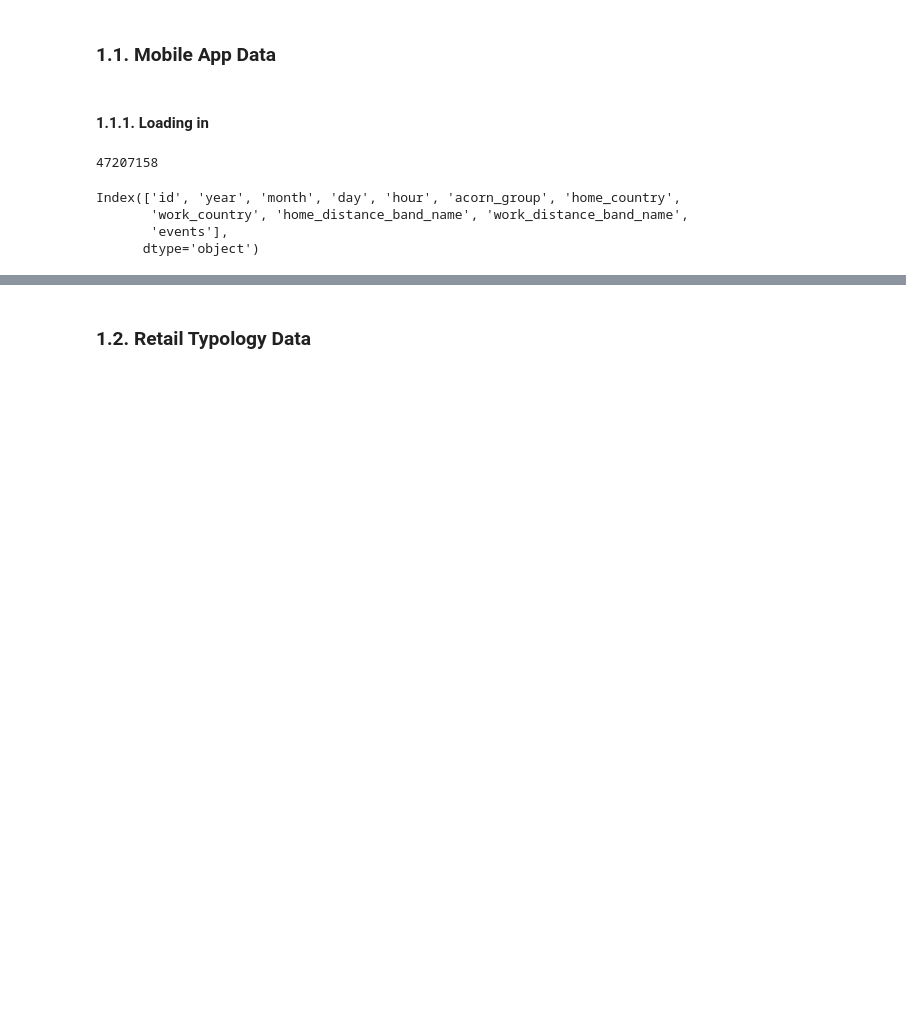
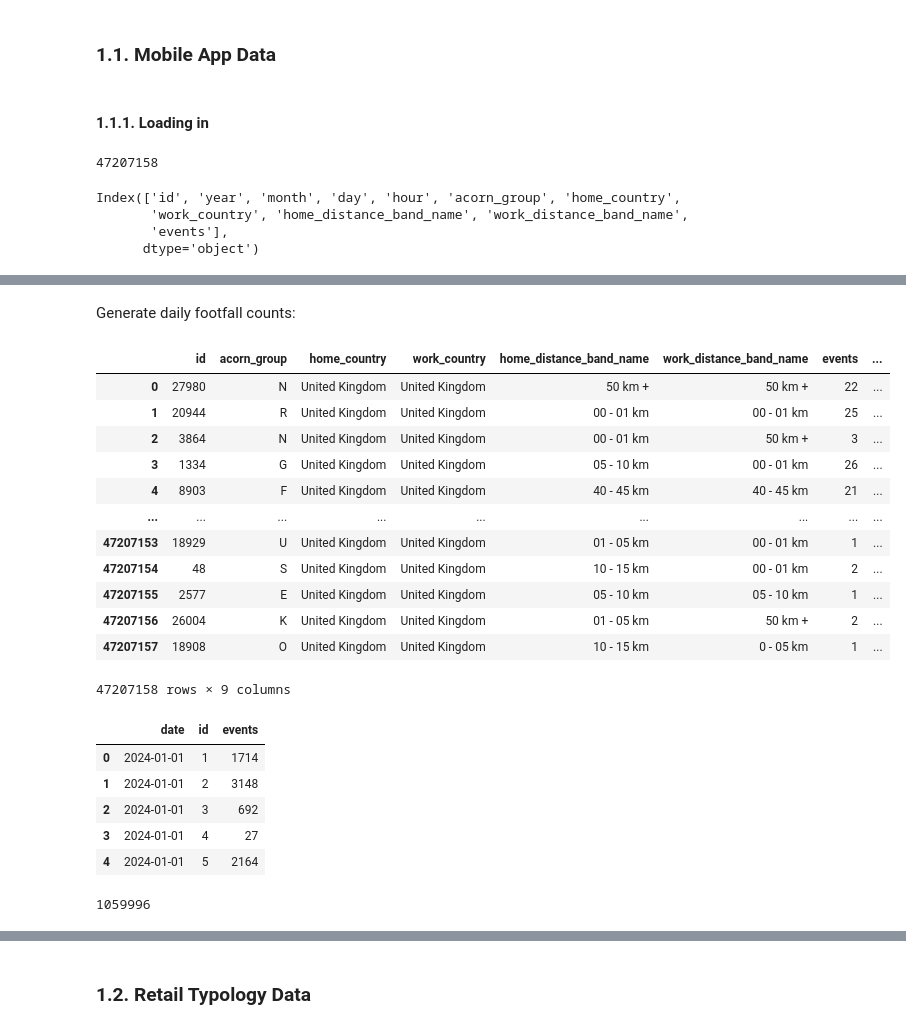
Before and after one commit to stefankrysa/MScDissertation, a Jupyter notebook: preprocessing.ipynb, the cells around one changed output, grey strips where cells are left out. Drawn from its saved outputs; the diff is of its cells as text; code cells hidden in the pictures; blank space fills up the shorter version.

```diff
--- a/preprocessing.ipynb
+++ b/preprocessing.ipynb
@@ -39,0 +272,38 @@ locF_gdf = gpd.read_file("Data/Local_Footprint_Boundary.shp")
+# %% [markdown]
+Generate daily footfall counts:
+# %%
+# extract date (without time) from datetime
+mobile_csv_convert['date'] = mobile_csv_convert['datetime'].dt.date
+
+# group by date and id, then sum events
+mobile_daily = (
+    mobile_csv_convert
+    .groupby(['date', 'id'])['events']
+    .sum()
+    .reset_index()
+)
+
+display(mobile_csv_convert)
+display(mobile_daily.head())
+len(mobile_daily)
+# %% [output]
+|  | id | acorn_group | home_country | work_country | home_distance_band_name | work_distance_band_name | events | ... |
+| 0 | 27980 | N | United Kingdom | United Kingdom | 50 km + | 50 km + | 22 | ... |
+| 1 | 20944 | R | United Kingdom | United Kingdom | 00 - 01 km | 00 - 01 km | 25 | ... |
+| 2 | 3864 | N | United Kingdom | United Kingdom | 00 - 01 km | 50 km + | 3 | ... |
+| 3 | 1334 | G | United Kingdom | United Kingdom | 05 - 10 km | 00 - 01 km | 26 | ... |
+| 4 | 8903 | F | United Kingdom | United Kingdom | 40 - 45 km | 40 - 45 km | 21 | ... |
+| ... | ... | ... | ... | ... | ... | ... | ... | ... |
+| 47207153 | 18929 | U | United Kingdom | United Kingdom | 01 - 05 km | 00 - 01 km | 1 | ... |
+| 47207154 | 48 | S | United Kingdom | United Kingdom | 10 - 15 km | 00 - 01 km | 2 | ... |
+| 47207155 | 2577 | E | United Kingdom | United Kingdom | 05 - 10 km | 05 - 10 km | 1 | ... |
+| 47207156 | 26004 | K | United Kingdom | United Kingdom | 01 - 05 km | 50 km + | 2 | ... |
+| 47207157 | 18908 | O | United Kingdom | United Kingdom | 10 - 15 km | 0 - 05 km | 1 | ... |
+47207158 rows × 9 columns
+|  | date | id | events |
+| 0 | 2024-01-01 | 1 | 1714 |
+| 1 | 2024-01-01 | 2 | 3148 |
+| 2 | 2024-01-01 | 3 | 692 |
+| 3 | 2024-01-01 | 4 | 27 |
+| 4 | 2024-01-01 | 5 | 2164 |
+1059996
```
Also changed, not shown: parts of 50 cells of this notebook.
